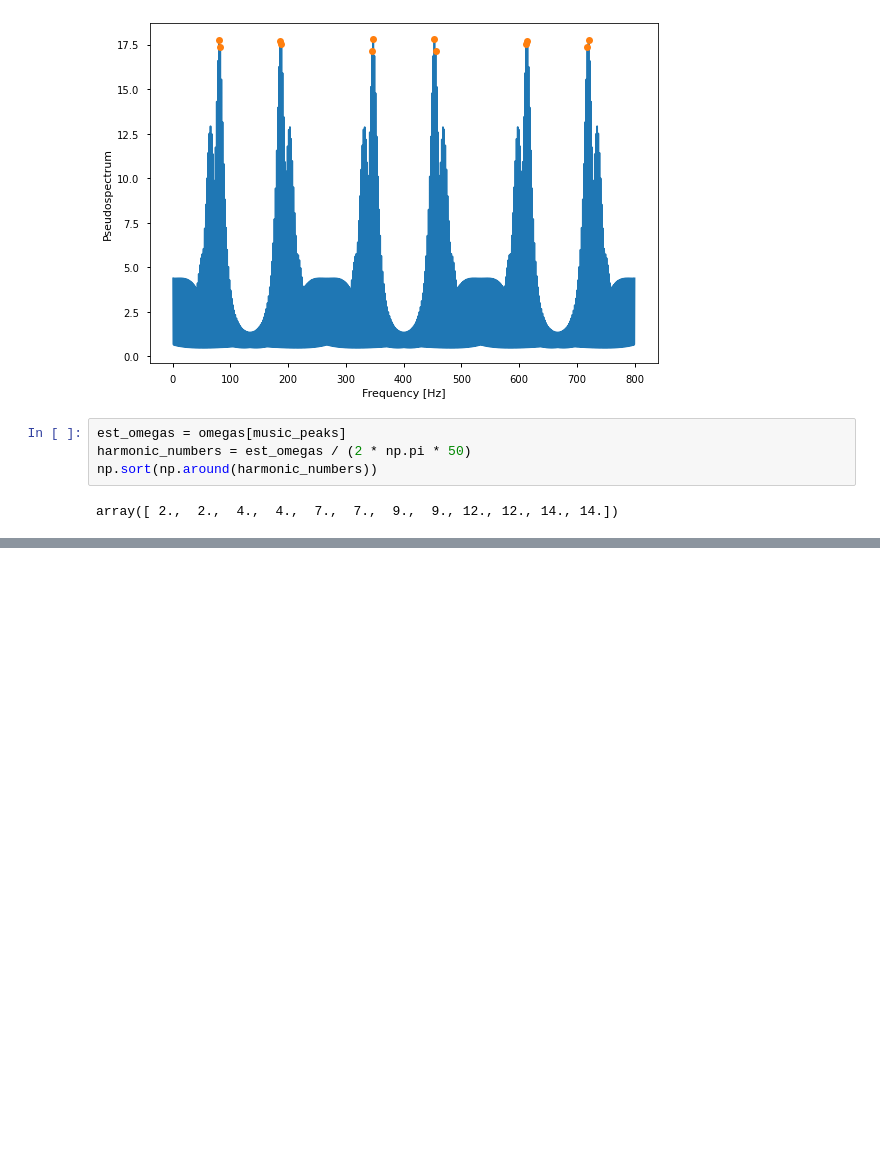
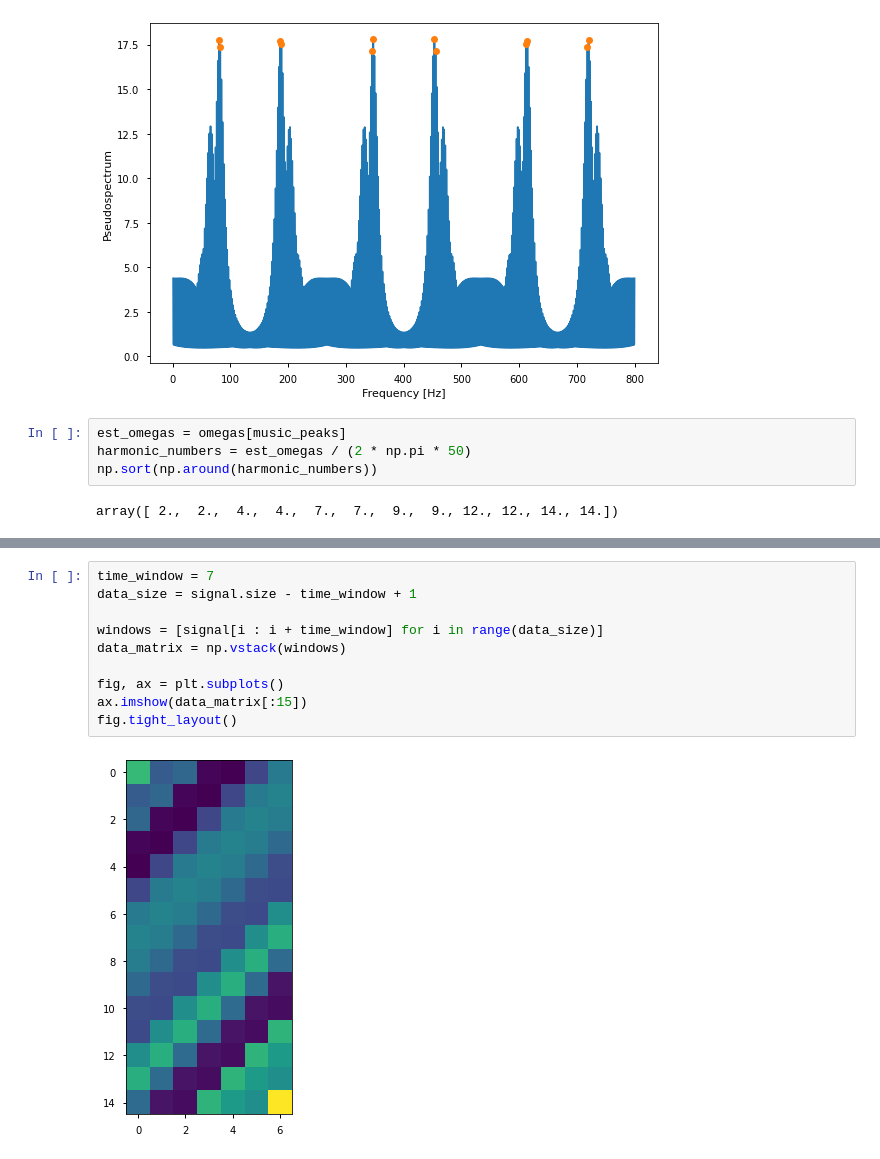
Before and after one commit to andreafeletto/music-vs-esprit, a Jupyter notebook: tesi.ipynb, the cells around one changed output, grey strips where cells are left out. Drawn from its saved outputs; the diff is of its cells as text; blank space fills up the shorter version.

```diff
--- a/tesi.ipynb
+++ b/tesi.ipynb
@@ -259,0 +281,12 @@ array([ 2.,  2.,  4.,  4.,  7.,  7.,  9.,  9., 12., 12., 14., 14.])
+# %%
+time_window = 7
+data_size = signal.size - time_window + 1
+
+windows = [signal[i : i + time_window] for i in range(data_size)]
+data_matrix = np.vstack(windows)
+
+fig, ax = plt.subplots()
+ax.imshow(data_matrix[:15])
+fig.tight_layout()
+# %% [output]
+[figure, added]
```
Also changed, not shown: parts of 17 cells of this notebook, 1 other file.
